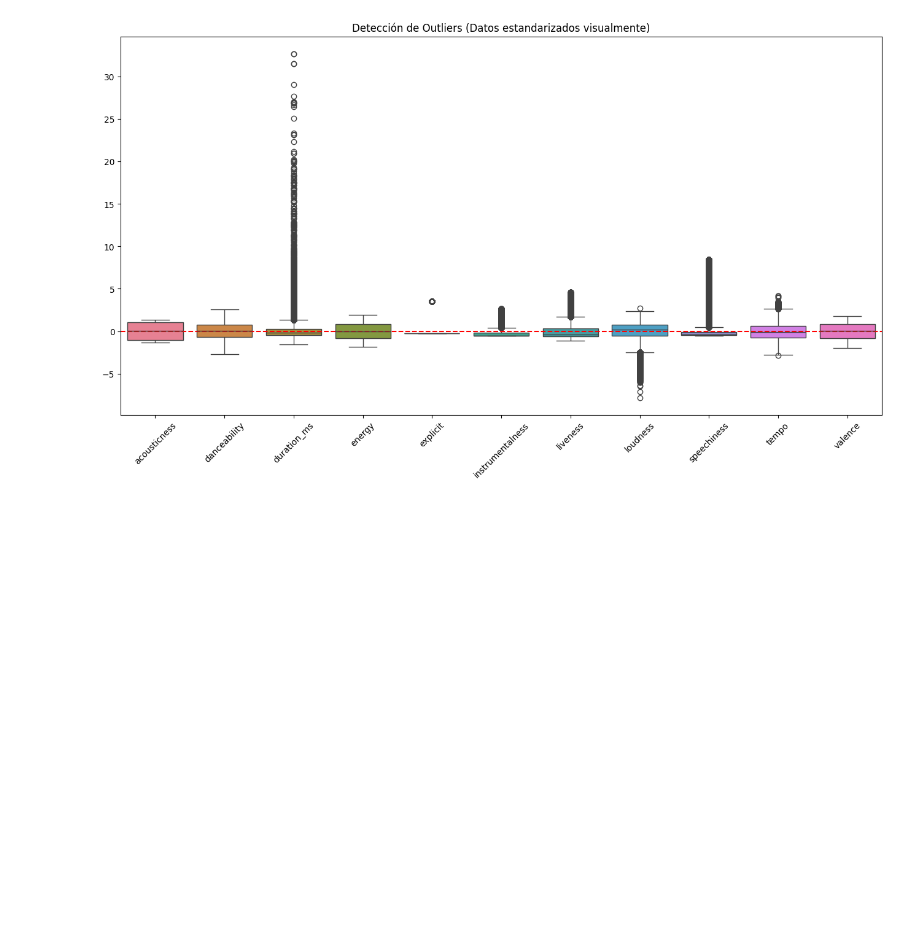
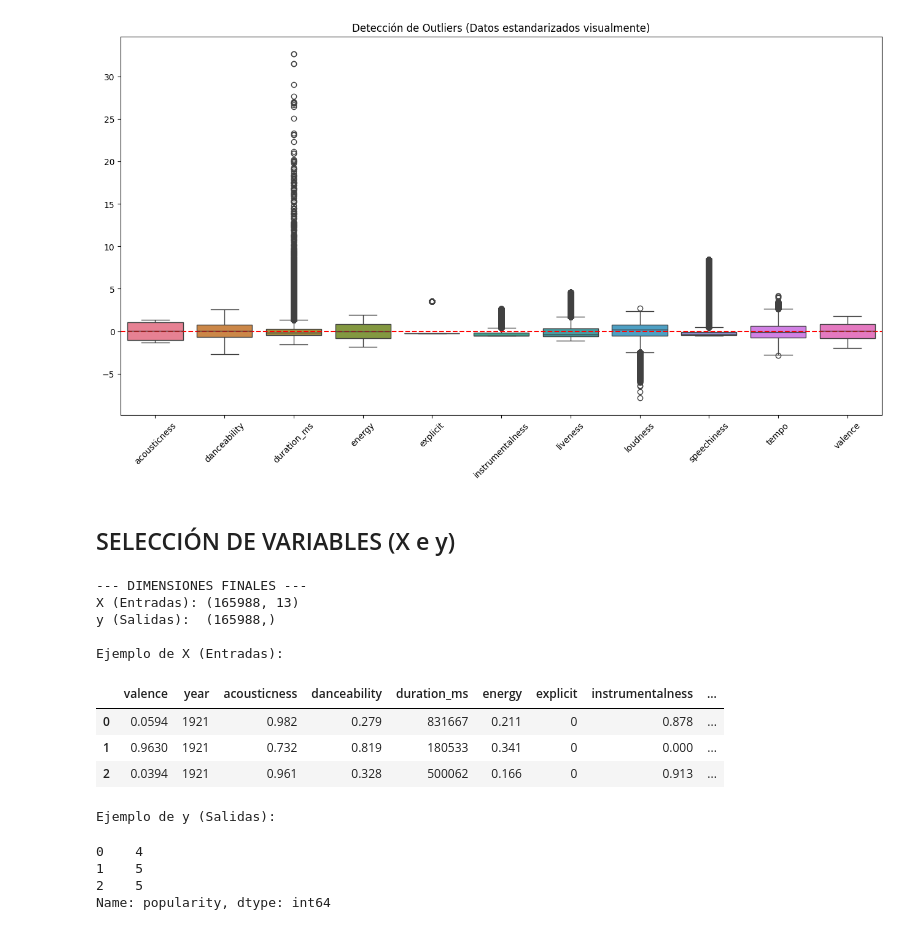
Before and after one commit to jabenyro/Proyecto-Deep-Learning-2026, a Jupyter notebook: notebooks/Tarea1.ipynb, the cells around one changed output. Drawn from its saved outputs; the diff is of its cells as text; code cells hidden in the pictures; blank space fills up the shorter version.

```diff
--- a/notebooks/Tarea1.ipynb
+++ b/notebooks/Tarea1.ipynb
@@ -120,3 +140,50 @@ plt.show()
 # %% [output]
 [figure]
 [figure]
+# %% [markdown]
+## SELECCIÓN DE VARIABLES (X e y)
+# %%
+
+# 1. Definimos la variable objetivo (Target)
+target = 'popularity'
+
+# 2. Definimos las columnas que NO son predictivas (Metadatos)
+# Estas se eliminan de X porque son texto (IDs, Nombres) o es el propio target
+cols_to_drop = [
+    'popularity',   # El target
+    'id',           # ID único (no aporta información musical)
+    'name',         # Nombre canción (demasiada cardinalidad)
+    'artists',      # Nombre artistas (podríamos utilizarlo en modelos avanzados)
+    'id_artists',   # ID artistas
+    'release_date', # Fecha exacta (ya tenemos 'year')
+    'mode'          # Lo quitamos por si da problemas
+]
+
+# 3. Creación de X (entradas) e y (salidas)
+X = df_limpio_final.drop(columns=cols_to_drop, errors='ignore')
+y = df_limpio_final[target]
+
+print("--- DIMENSIONES FINALES ---")
+print(f"X (Entradas): {X.shape}")
+print(f"y (Salidas):  {y.shape}")
+
+# Verificación visual
+print("\nEjemplo de X (Entradas):")
+display(X.head(3))
+print("\nEjemplo de y (Salidas):")
+display(y.head(3))
+# %% [output]
+--- DIMENSIONES FINALES ---
+X (Entradas): (165988, 13)
+y (Salidas):  (165988,)
+
+Ejemplo de X (Entradas):
+|  | valence | year | acousticness | danceability | duration_ms | energy | explicit | instrumentalness | ... |
+| 0 | 0.0594 | 1921 | 0.982 | 0.279 | 831667 | 0.211 | 0 | 0.878 | ... |
+| 1 | 0.9630 | 1921 | 0.732 | 0.819 | 180533 | 0.341 | 0 | 0.000 | ... |
+| 2 | 0.0394 | 1921 | 0.961 | 0.328 | 500062 | 0.166 | 0 | 0.913 | ... |
+Ejemplo de y (Salidas):
+0    4
+1    5
+2    5
+Name: popularity, dtype: int64
```
Also changed, not shown: parts of 2 cells of this notebook, 1 other file.
